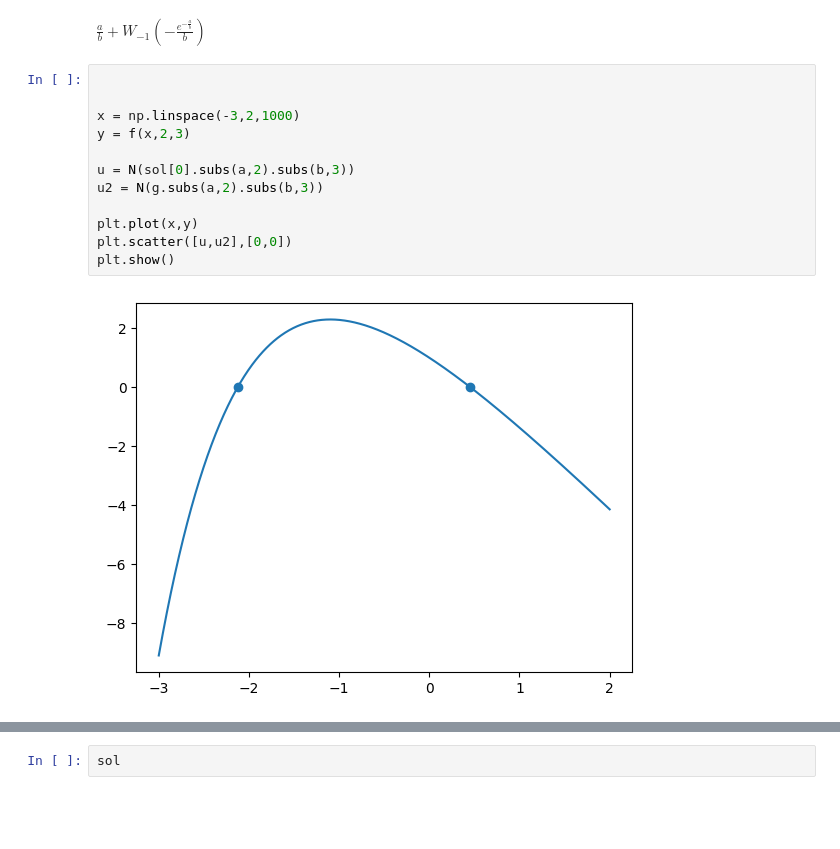
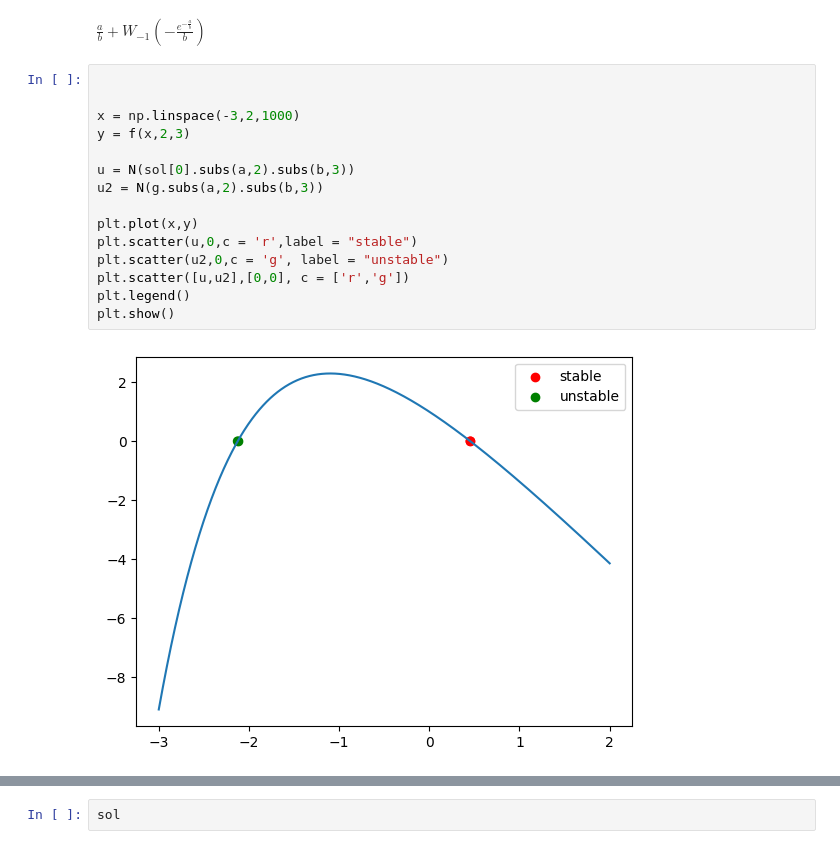
Before and after one commit to nurfnick/psychic-guide, a Jupyter notebook: Solvingw*.ipynb, the cells around one changed output, grey strips where cells are left out. Drawn from its saved outputs; the diff is of its cells as text; blank space fills up the shorter version.

```diff
--- a/Solvingw*.ipynb
+++ b/Solvingw*.ipynb
@@ -35,14 +31,17 @@ $\displaystyle \frac{a}{b} + W_{-1}\left(- \frac{e^{- \frac{a}{b}}}{b}\right)$
 # %%
 
 
 x = np.linspace(-3,2,1000)
 y = f(x,2,3)
 
 u = N(sol[0].subs(a,2).subs(b,3))
 u2 = N(g.subs(a,2).subs(b,3))
 
 plt.plot(x,y)
-plt.scatter([u,u2],[0,0])
+plt.scatter(u,0,c = 'r',label = "stable")
+plt.scatter(u2,0,c = 'g', label = "unstable")
+plt.scatter([u,u2],[0,0], c = ['r','g'])
+plt.legend()
 plt.show()
 # %% [output]
-[figure, old version]
+[figure, new version]
```
Also changed, not shown: parts of 3 cells of this notebook.
